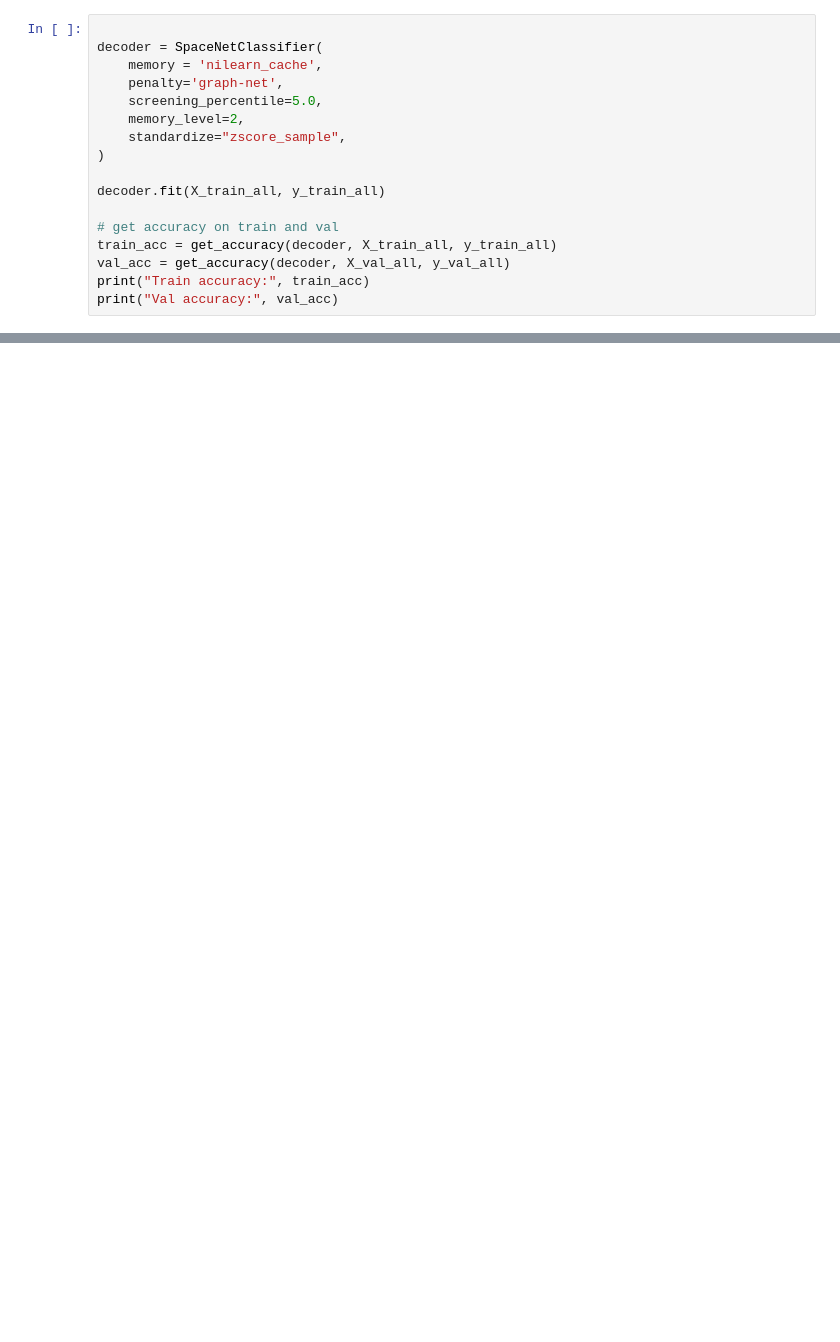
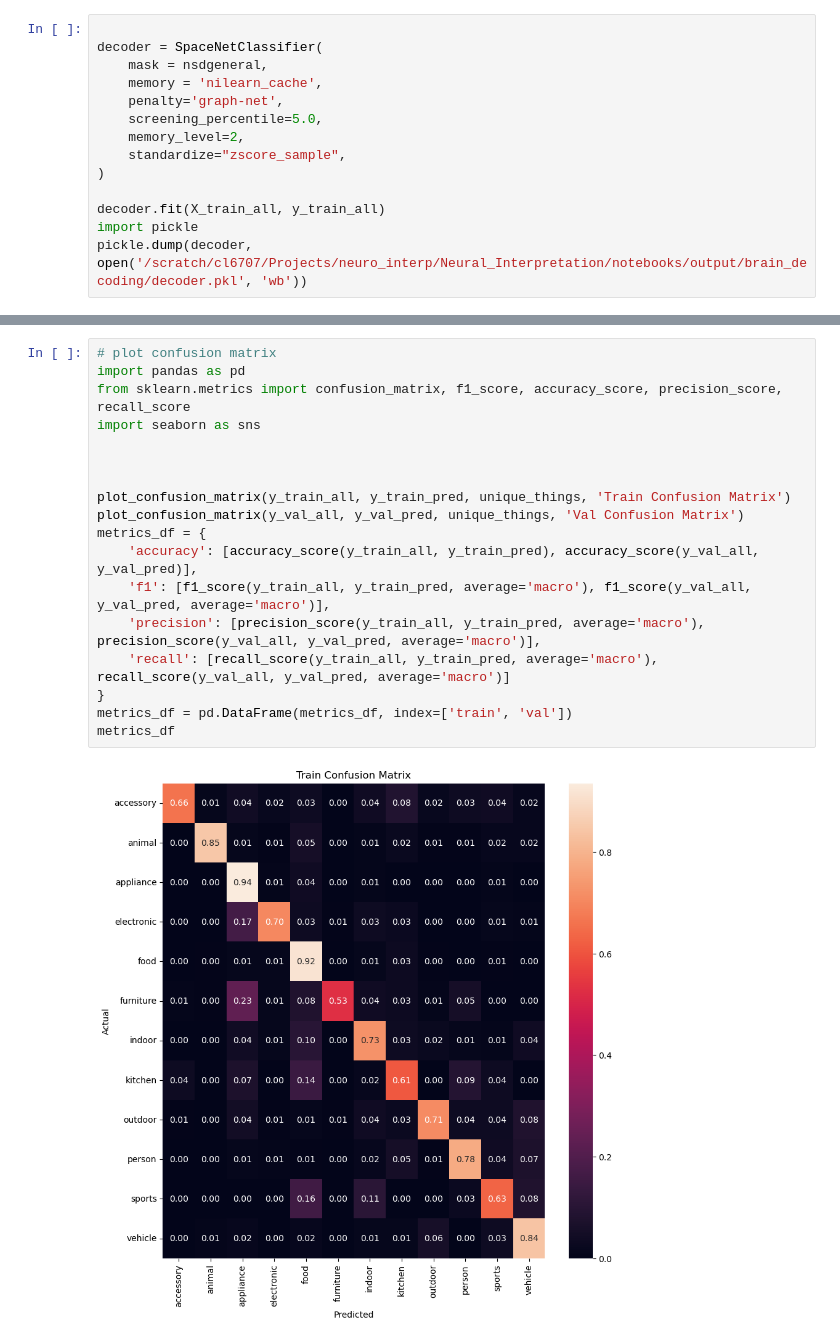
Before and after one commit to whisperle/Neural_Interpretation, a Jupyter notebook: notebooks/SpaceNet_Classification.ipynb, the cells around one changed output, grey strips where cells are left out. Cells and saved outputs as stored; diff of their text form; blank space fills up the shorter version.

```diff
--- a/notebooks/SpaceNet_Classification.ipynb
+++ b/notebooks/SpaceNet_Classification.ipynb
@@ -210,6 +259,7 @@ print('len(X_val_all):',len(X_val_all), 'len(y_val_all):',len(y_val_all))
 # %%
 
 decoder = SpaceNetClassifier(
+    mask = nsdgeneral,
     memory = 'nilearn_cache',
     penalty='graph-net',
     screening_percentile=5.0,
@@ -218,10 +268,6 @@ decoder = SpaceNetClassifier(
 )
 
 decoder.fit(X_train_all, y_train_all)
-
-# get accuracy on train and val
-train_acc = get_accuracy(decoder, X_train_all, y_train_all)
-val_acc = get_accuracy(decoder, X_val_all, y_val_all)
-print("Train accuracy:", train_acc)
-print("Val accuracy:", val_acc)
+import pickle
+pickle.dump(decoder, open('/scratch/cl6707/Projects/neuro_interp/Neural_Interpretation/notebooks/output/brain_decoding/decoder.pkl', 'wb'))
 # %% [output]
@@ -356,0 +490,20 @@ Val accuracy: 0.7492957746478873
+# %%
+# plot confusion matrix
+import pandas as pd
+from sklearn.metrics import confusion_matrix, f1_score, accuracy_score, precision_score, recall_score
+import seaborn as sns
+
+
+
+plot_confusion_matrix(y_train_all, y_train_pred, unique_things, 'Train Confusion Matrix')
+plot_confusion_matrix(y_val_all, y_val_pred, unique_things, 'Val Confusion Matrix')
+metrics_df = {
+    'accuracy': [accuracy_score(y_train_all, y_train_pred), accuracy_score(y_val_all, y_val_pred)],
+    'f1': [f1_score(y_train_all, y_train_pred, average='macro'), f1_score(y_val_all, y_val_pred, average='macro')],
+    'precision': [precision_score(y_train_all, y_train_pred, average='macro'), precision_score(y_val_all, y_val_pred, average='macro')],
+    'recall': [recall_score(y_train_all, y_train_pred, average='macro'), recall_score(y_val_all, y_val_pred, average='macro')]
+}
+metrics_df = pd.DataFrame(metrics_df, index=['train', 'val'])
+metrics_df
+# %% [output]
+[figure, added]
```
Also changed, not shown: parts of 20 cells of this notebook, 5 other files.
